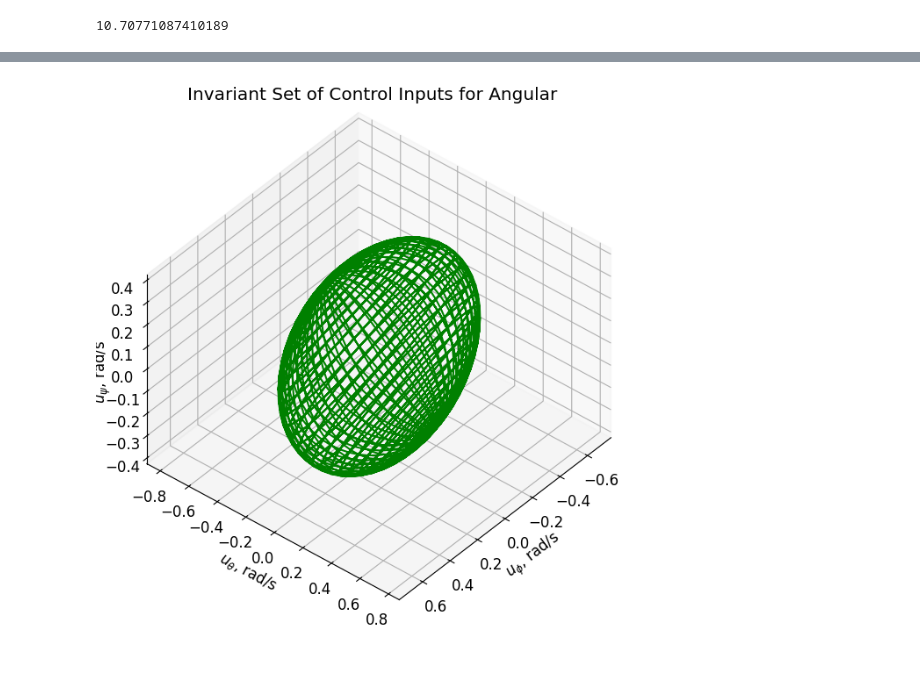
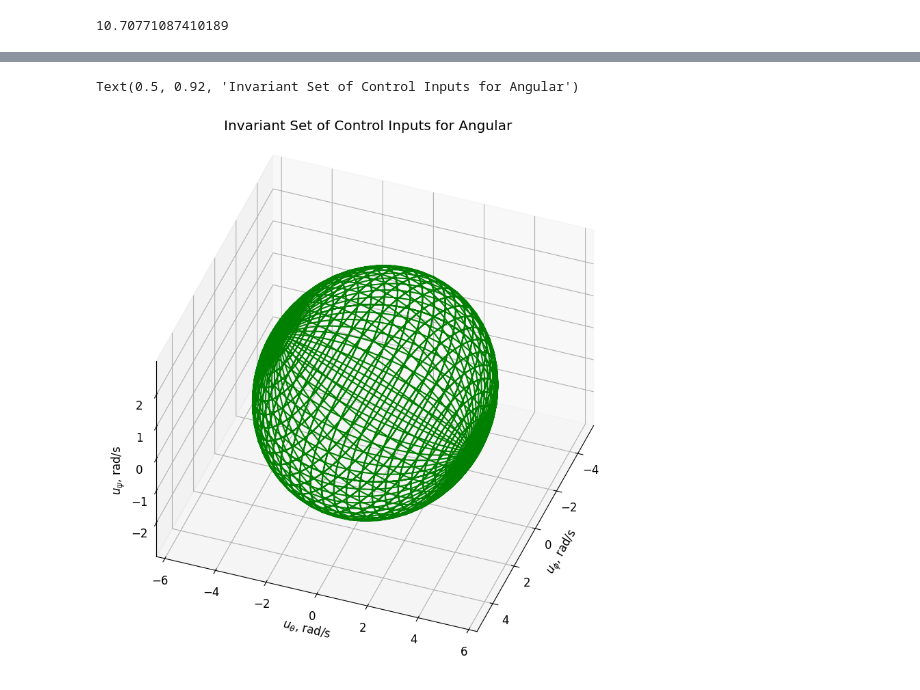
Before and after one commit to melodylylin/lie-dynamics, a Jupyter notebook: estimator.ipynb, the cells around one changed output, grey strips where cells are left out. Saved outputs shown, nothing was run; the diff lists cells and outputs as text; code cells hidden in the pictures.

Commit message:
add plot for control saturation in acc

```diff
--- a/estimator.ipynb
+++ b/estimator.ipynb
@@ -21,7 +21,7 @@ B, K, BK, A = se23_solve_control(0, 0, 9.8, 0, 0, 0)
 U,S,V = np.linalg.svd(BK)
 sigma = max(S) # max singular value
 print(sigma)
-w = sigma*0.01 # singular value * bound from estimator
+w = sigma*0.087 # singular value * bound from estimator
 # %% [output]
 10.70771087410189
 # %%
@@ -101,16 +101,15 @@ plt.tight_layout()
 u_points = np.zeros((9,points.shape[1]))
 for i in range(points.shape[1]):
     e = SE23Dcm.wedge(np.array([points[0,i], points[1,i], points[2,i], points_v[0,i], points_v[1,i], points_v[2,i], points_theta[0,i], points_theta[1,i], points_theta[2,i]]))
-    u_points[:,i] = np.array(ca.DM(control_law(B,K,e))).reshape(9,)
+    u_points[:,i] = np.array(ca.DM(B@K@SE23Dcm.vee(e))).reshape(9,) #np.array(ca.DM(control_law(B,K,e))).reshape(9,)
 # %%
-plt.figure(figsize=(12,6))
-ax = plt.subplot(121, projection='3d', proj_type='ortho', elev=40, azim=40)
+plt.figure(figsize=(10,12))
+ax = plt.subplot(111, projection='3d', proj_type='ortho', elev=40, azim=20)
 ax.plot3D(u_points[6, :], u_points[7, :], u_points[8, :],'g', label='with Dynamic Inversion')
 ax.set_xlabel('$u_{\\phi}$, rad/s')
 ax.set_ylabel('$u_{\\theta}$, rad/s')
-ax.set_zlabel('$u_{\\psi}$, rad/s', labelpad=0.005)
+ax.set_zlabel('$u_{\\psi}$, rad/s')
 ax.set_title('Invariant Set of Control Inputs for Angular')
-plt.axis('auto')
-plt.tight_layout(pad=0.4, w_pad=0.5, h_pad=1.0)
 # %% [output]
+Text(0.5, 0.92, 'Invariant Set of Control Inputs for Angular')
-[figure, old version]
+[figure, new version]
```
Also changed, not shown: parts of 2 cells of this notebook.
